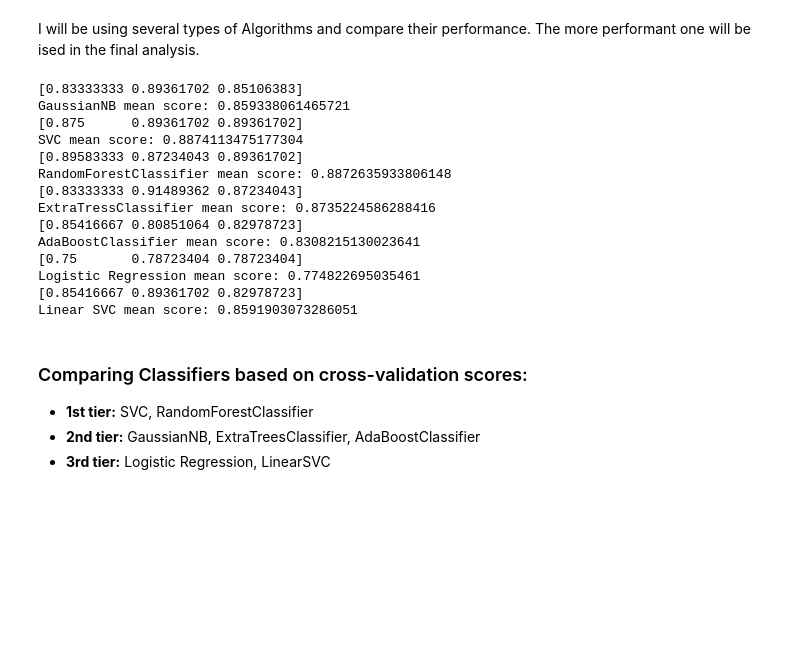
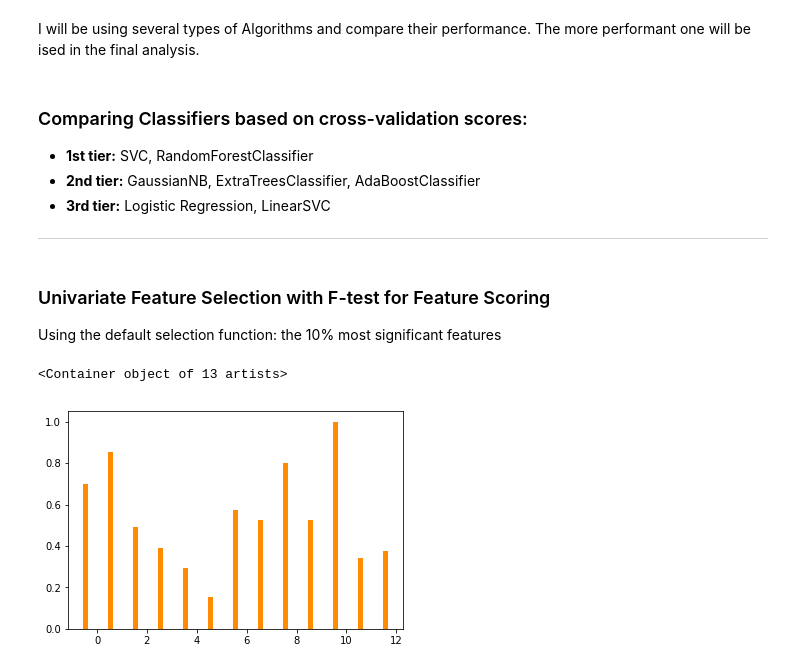
Before and after one commit to geekquad/Fraud-Detection, a Jupyter notebook: Fraud Detection from ENRON dataset.ipynb, the cells around one changed output. Cells and saved outputs as stored; diff of their text form; code cells hidden in the pictures; blank space fills up the shorter version.

```diff
--- a/Fraud Detection from ENRON dataset.ipynb
+++ b/Fraud Detection from ENRON dataset.ipynb
@@ -422,13 +422,9 @@ enron_df['poi_ratio'] = 0.0
 enron_df['fraction_to_poi'] = 0.0
 enron_df['fraction_from_poi'] = 0.0
 
-enron_df.loc[(enron_df['from_messages'] + enron_df['to_messages']) != 0.0, 'poi_ratio'] = (enron_df['from_poi_to_this_person']
-                                                                                           + enron_df['from_this_person_to_poi']) /
-                                                                                          (enron_df['from_messages'] + enron_df['to_messages']) * 100
-enron_df.loc[enron_df['from_messages'] != 0.0, 'fraction_to_poi'] = enron_df['from_this_person_to_poi']
-                                                                    / enron_df['from_messages'] * 100
-enron_df.loc[enron_df['to_messages'] != 0.0, 'fraction_from_poi']= enron_df['from_poi_to_this_person']
-                                                                    / enron_df['to_messages'] * 100
+enron_df.loc[(enron_df['from_messages'] + enron_df['to_messages']) != 0.0, 'poi_ratio'] = (enron_df['from_poi_to_this_person'] + enron_df['from_this_person_to_poi']) / (enron_df['from_messages'] + enron_df['to_messages']) * 100
+enron_df.loc[enron_df['from_messages'] != 0.0, 'fraction_to_poi'] = enron_df['from_this_person_to_poi'] / enron_df['from_messages'] * 100
+enron_df.loc[enron_df['to_messages'] != 0.0, 'fraction_from_poi']= enron_df['from_poi_to_this_person'] / enron_df['to_messages'] * 100
 # %%
 # Graph 'fraction_to_poi' and 'fraction_from_poi' to salary
 plt.scatter(enron_df['salary'], enron_df['fraction_to_poi'], color='blue')
@@ -645,23 +641,25 @@ lsvc_clf = LinearSVC()
 scores = sklearn.cross_validation.cross_val_score(lsvc_clf, enron_df[predictors_8], labels)
 print(scores)
 print('Linear SVC mean score:', scores.mean())
-# %% [output]
-[0.83333333 0.89361702 0.85106383]
-GaussianNB mean score: 0.859338061465721
-[0.875      0.89361702 0.89361702]
-SVC mean score: 0.8874113475177304
-[0.89583333 0.87234043 0.89361702]
-RandomForestClassifier mean score: 0.8872635933806148
-[0.83333333 0.91489362 0.87234043]
-ExtraTressClassifier mean score: 0.8735224586288416
-[0.85416667 0.80851064 0.82978723]
-AdaBoostClassifier mean score: 0.8308215130023641
-[0.75       0.78723404 0.78723404]
-Logistic Regression mean score: 0.774822695035461
-[0.85416667 0.89361702 0.82978723]
-Linear SVC mean score: 0.8591903073286051
 # %% [markdown]
 ### Comparing Classifiers based on cross-validation scores:
 - **1st tier:** SVC, RandomForestClassifier
 - **2nd tier:** GaussianNB, ExtraTreesClassifier, AdaBoostClassifier
 - **3rd tier:** Logistic Regression, LinearSVC
+<hr> </hr>
+# %% [markdown]
+### Univariate Feature Selection with F-test for Feature Scoring
+Using the default selection function: the 10% most significant features
+# %%
+from sklearn.feature_selection import SelectPercentile, f_classif
+
+selector = SelectPercentile(f_classif, percentile=10)
+selector.fit(features, labels)
+scores = -np.log(selector.pvalues_)
+scores /= scores.max()
+
+X_indices = np.arange(features.shape[-1])
+plt.bar(X_indices - .45, scores, width=.2,label=r'Univariate score ($-Log(p_[value])&)', color='darkorange')
+# %% [output]
+<Container object of 13 artists>
+[figure, added]
```
